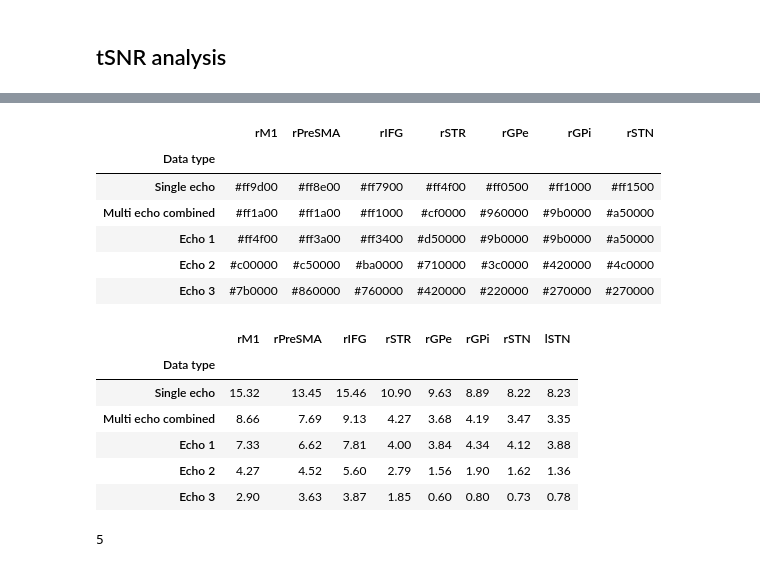
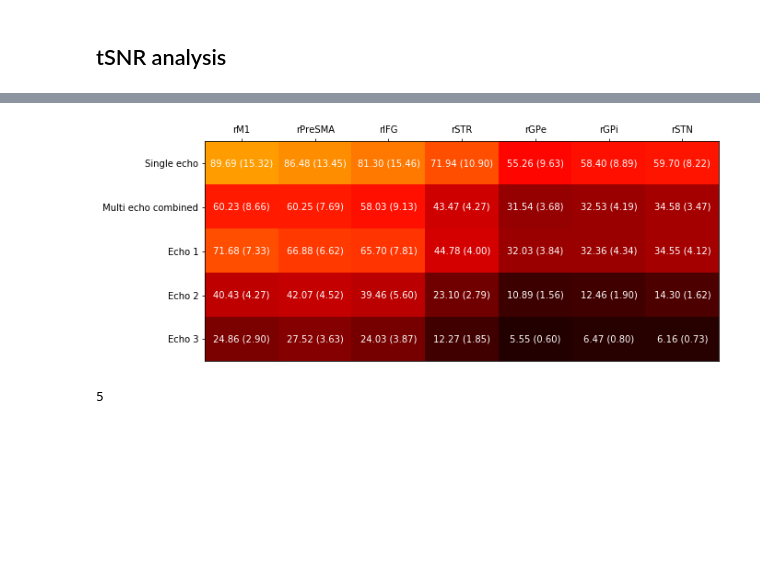
Before and after one commit to StevenM1/fMRI_protocol_comparison_se_me, a Jupyter notebook: pipeline_4a_statistics-tSNR.ipynb, the cells around one changed output, grey strips where cells are left out. Drawn from its saved outputs; the diff is of its cells as text; code cells hidden in the pictures; blank space fills up the shorter version.

```diff
--- a/pipeline_4a_statistics-tSNR.ipynb
+++ b/pipeline_4a_statistics-tSNR.ipynb
@@ -318,41 +284,22 @@ Text(0.19, 0.48, 'test')
 # %%
-def get_x(tsnr, tsnr_max=150, vmax=256):
-    return int(vmax/2 + (tsnr/tsnr_max)*(vmax-vmin)/2)
+# get cell background colors
+from matplotlib.colorbar import ColorbarBase
+from matplotlib import colors
+import matplotlib
 
-def get_hex(tsnr, cmap):
-    x = get_x(tsnr)
-    rgb = cmap(x)[:3]
+cmap = plotting.cm.cold_hot
+def norm(x, x_max=150, vmax=256, vmin=0):
+    return int(vmax/2 + (x/x_max)*(vmax-vmin)/2)
+
+def get_hex(tsnr, cmap, **kwargs):
+    rgb = cmap(norm(tsnr, **kwargs))[:3]   # no alpha
     return matplotlib.colors.rgb2hex(rgb)
 
-color_table = roiwise_tsnr.copy()
+# make RGB table
+color_table_rgb = np.empty((roiwise_tsnr.shape[0], roiwise_tsnr.shape[1], 3))
+color_table_hex = roiwise_tsnr.copy()
 for row in range(roiwise_tsnr.shape[0]):
     for col in range(roiwise_tsnr.shape[1]):
-#         print(roiwise_tsnr.iloc[row, col])
-        x = get_hex(roiwise_tsnr.iloc[row, col], cmap=our_cmap)
-        color_table.iloc[row, col] = x
-
-color_table.iloc[:,:-1]
-# roiwise_tsnr.apply(get_hex, cmap=our_cmap)
-#get_hex(roiwise_tsnr., cmap=our_cmap)
+        x = get_hex(roiwise_tsnr.iloc[row, col], cmap=cmap)
+        color_table_hex.iloc[row, col] = x
+        color_table_rgb[row, col, :] = cmap(norm(roiwise_tsnr.iloc[row, col]))[:3]
-# %% [output]
-|  | rM1 | rPreSMA | rIFG | rSTR | rGPe | rGPi | rSTN |
-| Data type |  |  |  |  |  |  |  |
-| Single echo | #ff9d00 | #ff8e00 | #ff7900 | #ff4f00 | #ff0500 | #ff1000 | #ff1500 |
-| Multi echo combined | #ff1a00 | #ff1a00 | #ff1000 | #cf0000 | #960000 | #9b0000 | #a50000 |
-| Echo 1 | #ff4f00 | #ff3a00 | #ff3400 | #d50000 | #9b0000 | #9b0000 | #a50000 |
-| Echo 2 | #c00000 | #c50000 | #ba0000 | #710000 | #3c0000 | #420000 | #4c0000 |
-| Echo 3 | #7b0000 | #860000 | #760000 | #420000 | #220000 | #270000 | #270000 |
-# %%
-roiwise_tsnr_std = subjectwise_tsnrs.groupby(level=[0]).std()[column_order]
-roiwise_tsnr_std = roiwise_tsnr_std.rename(index={'echo_1': 'Echo 1', 'echo_2': 'Echo 2', 'echo_3': 'Echo 3', 'optcomb': 'Multi echo combined', 'se': 'Single echo'})
-roiwise_tsnr_std.index.name = 'Data type'
-roiwise_tsnr_std = roiwise_tsnr_std.reindex(index = index_order)
-roiwise_tsnr_std.round(2)
-# %% [output]
-|  | rM1 | rPreSMA | rIFG | rSTR | rGPe | rGPi | rSTN | lSTN |
-| Data type |  |  |  |  |  |  |  |  |
-| Single echo | 15.32 | 13.45 | 15.46 | 10.90 | 9.63 | 8.89 | 8.22 | 8.23 |
-| Multi echo combined | 8.66 | 7.69 | 9.13 | 4.27 | 3.68 | 4.19 | 3.47 | 3.35 |
-| Echo 1 | 7.33 | 6.62 | 7.81 | 4.00 | 3.84 | 4.34 | 4.12 | 3.88 |
-| Echo 2 | 4.27 | 4.52 | 5.60 | 2.79 | 1.56 | 1.90 | 1.62 | 1.36 |
-| Echo 3 | 2.90 | 3.63 | 3.87 | 1.85 | 0.60 | 0.80 | 0.73 | 0.78 |
@@ -360,0 +306,17 @@ wholebrain_tsnr = get_wholebrain_niis()
+# %%
+# combine in plot of table
+fig, ax = plt.subplots()
+ax.imshow(color_table_rgb, aspect=0.6)
+
+for i in range(len(roiwise_tsnr)):
+    for j in range(len(roiwise_tsnr.columns)):
+        ax.text(j, i, '{:.2f} ({:.2f})'.format(roiwise_tsnr.values[i, j], roiwise_tsnr_std.values[i,j]),
+                ha="center", va="center", color='white')
+
+ax.set_xticklabels(np.hstack(['', roiwise_tsnr.columns]))
+ax.set_yticklabels(np.hstack(['', roiwise_tsnr.index.values]))
+ax.xaxis.tick_top()
+fig.set_size_inches(10,10)
+fig.savefig('figures/tsnr_table.pdf', bbox_inches='tight')
+# %% [output]
+[figure, added]
```
Also changed, not shown: parts of 25 cells of this notebook, 2 other files.
